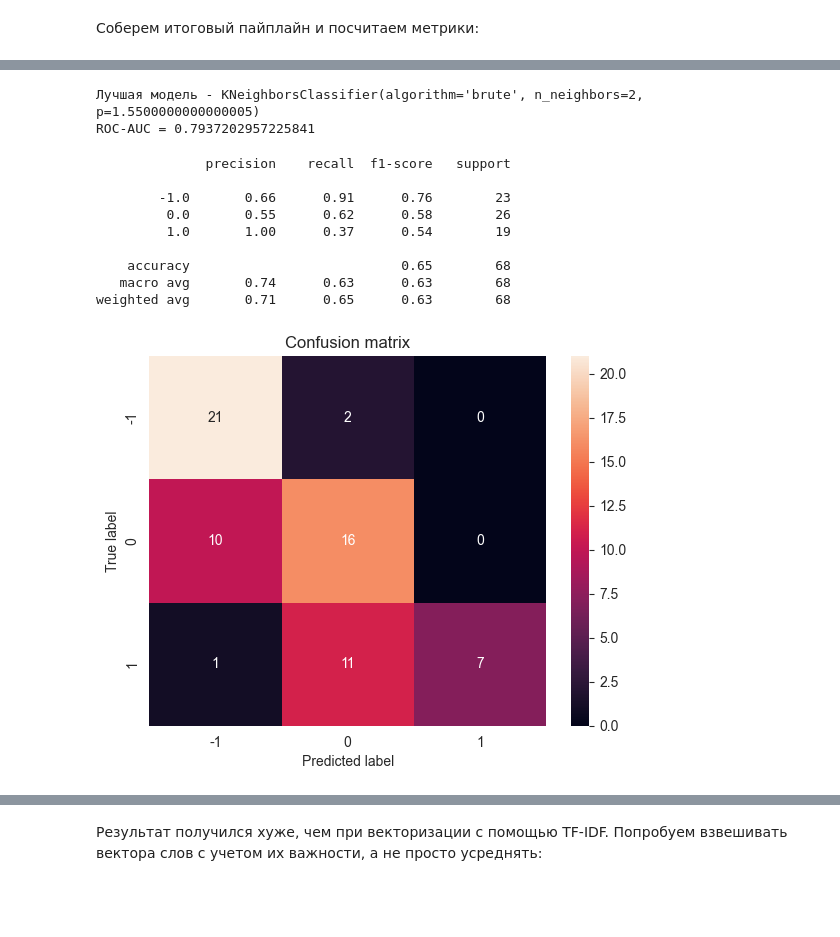
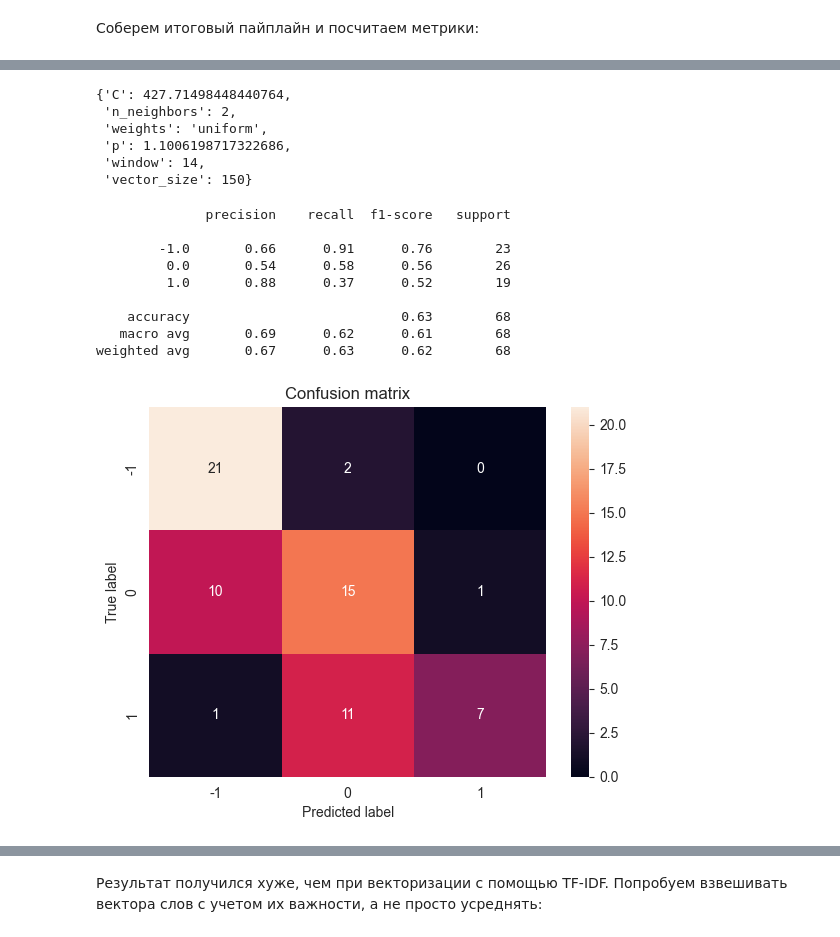
Before and after one commit to ai24-team-15/cbr-press-release-classifier, a Jupyter notebook: ml/non_linear_models/k_neighbors.ipynb, the cells around one changed output, grey strips where cells are left out. Drawn from its saved outputs; the diff is of its cells as text; code cells hidden in the pictures; blank space fills up the shorter version.

Commit message:
k-neighbors done

```diff
--- a/ml/non_linear_models/k_neighbors.ipynb
+++ b/ml/non_linear_models/k_neighbors.ipynb
@@ -211,43 +185,0 @@ plt.show()
-# %%
-param_grid = ParameterGrid({
-    'n_neighbors': np.arange(1, 10),
-    'weights': ['uniform', 'distance'],
-    'p': np.arange(1, 2, 0.05),
-    'algorithm': ['brute'],
-})
-
-w2v = Word2VecVectorizer(preprocessor=preprocessor, window=18,
-                         workers=1, sg=1, vector_size=50, seed=RANDOM_STATE)
-embedings_w2v = w2v.fit_transform(X.release)
-
-auc = []
-for param in tqdm(param_grid):
-    result = calc_metrics(embedings_w2v, y, KNeighborsClassifier, name=" ", plot=False, calc_jobs=-1, **param)
-    auc.append(result)
-
-roc_auc, best_model = max(auc, key=lambda x: x[0])
-
-print(f"Лучшая модель - {best_model}")
-print(f"ROC-AUC = {roc_auc}")
-# %% [output]
-Лучшая модель - KNeighborsClassifier(algorithm='brute', n_neighbors=2, p=1.5500000000000005)
-ROC-AUC = 0.7937202957225841
-# %%
-metric, model = calc_metrics(
-    embedings_w2v,
-    y,
-    KNeighborsClassifier,
-    name="K-neighbors word2vec",
-    **best_model.get_params()
-)
-# %% [output]
-              precision    recall  f1-score   support
-
-        -1.0       0.66      0.91      0.76        23
-         0.0       0.55      0.62      0.58        26
-         1.0       1.00      0.37      0.54        19
-
-    accuracy                           0.65        68
-   macro avg       0.74      0.63      0.63        68
-weighted avg       0.71      0.65      0.63        68
-[figure, removed]
@@ -254,3 +219,39 @@ weighted avg       0.71      0.65      0.63        68
+# %%
+study.best_params
+# %% [output]
+{'C': 427.71498448440764,
+ 'n_neighbors': 2,
+ 'weights': 'uniform',
+ 'p': 1.1006198717322686,
+ 'window': 14,
+ 'vector_size': 150}
+# %%
+w2v = Word2VecVectorizer(preprocessor=preprocessor, window=study.best_params['window'],
+                         workers=1, sg=1, vector_size=study.best_params['vector_size'], seed=RANDOM_STATE)
+embedings_w2v = w2v.fit_transform(X.release)
+
+classifier = KNeighborsClassifier(study.best_params['n_neighbors'],
+                                  weights=study.best_params['weights'],
+                                  p=study.best_params['p'],
+                                  algorithm='brute')
+
+metric, model = calc_metrics(
+    embedings_w2v,
+    y,
+    classifier,
+    name="K-neighbors word2vec",
+)
+# %% [output]
+              precision    recall  f1-score   support
+
+        -1.0       0.66      0.91      0.76        23
+         0.0       0.54      0.58      0.56        26
+         1.0       0.88      0.37      0.52        19
+
+    accuracy                           0.63        68
+   macro avg       0.69      0.62      0.61        68
+weighted avg       0.67      0.63      0.62        68
+[figure, added]
 # %%
 metrics = pd.concat([metrics, metric], axis=0)
 metrics
```
Also changed, not shown: parts of 21 cells of this notebook.
